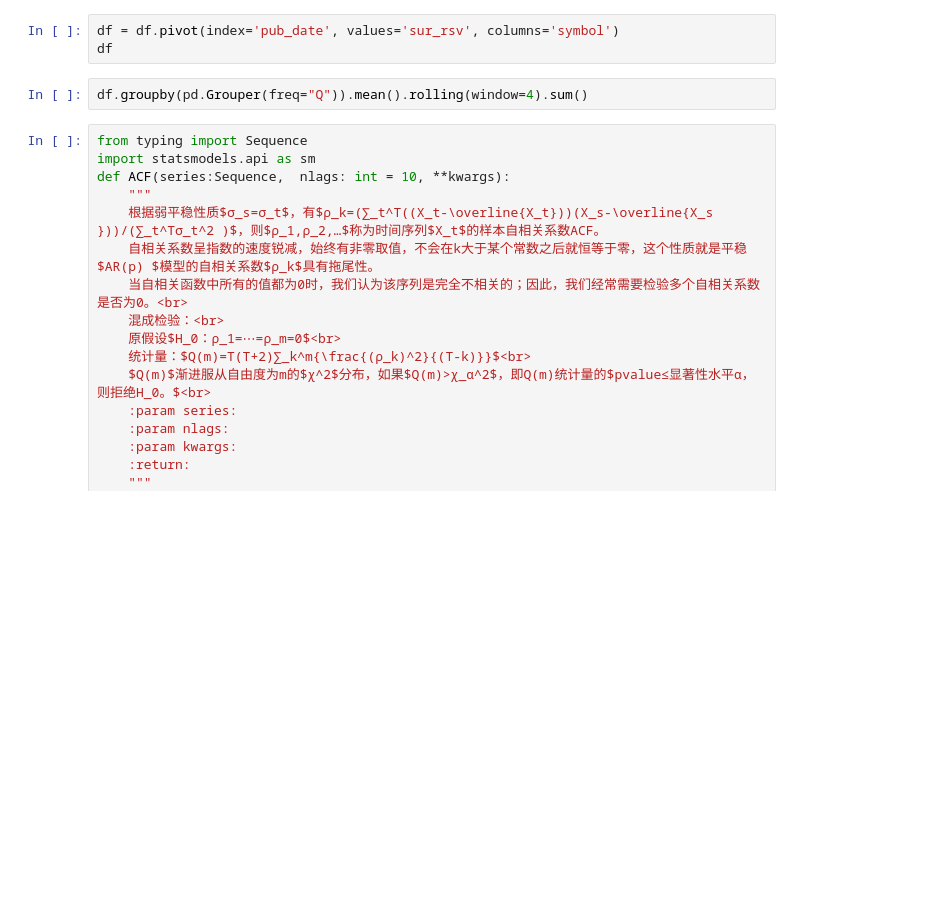
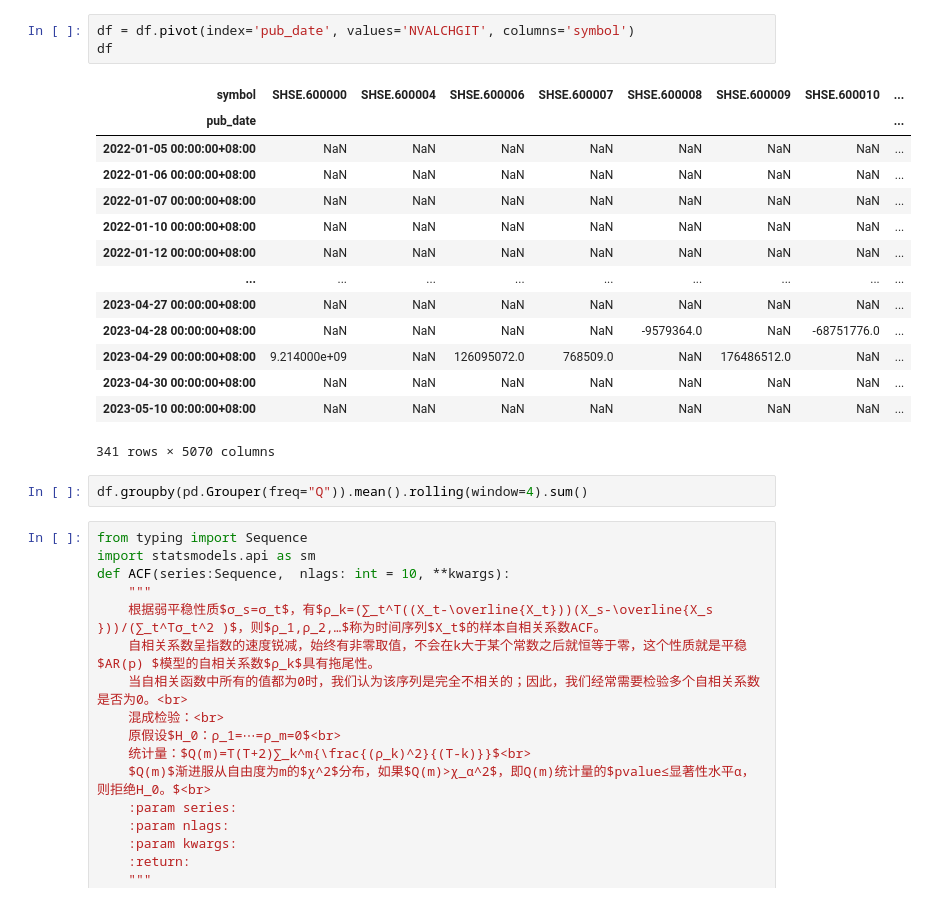
Before and after one commit to KangruiYuan/XQuant, a Jupyter notebook: ModuleTests/BaseTest.ipynb, the cells around one changed output. Saved outputs shown, nothing was run; the diff lists cells and outputs as text; blank space fills up the shorter version.

```diff
--- a/ModuleTests/BaseTest.ipynb
+++ b/ModuleTests/BaseTest.ipynb
@@ -37,6 +56,21 @@ df
 # %%
-df = df.pivot(index='pub_date', values='sur_rsv', columns='symbol')
+df = df.pivot(index='pub_date', values='NVALCHGIT', columns='symbol')
 df
+# %% [output]
+| symbol | SHSE.600000 | SHSE.600004 | SHSE.600006 | SHSE.600007 | SHSE.600008 | SHSE.600009 | SHSE.600010 | ... |
+| pub_date |  |  |  |  |  |  |  | ... |
+| 2022-01-05 00:00:00+08:00 | NaN | NaN | NaN | NaN | NaN | NaN | NaN | ... |
+| 2022-01-06 00:00:00+08:00 | NaN | NaN | NaN | NaN | NaN | NaN | NaN | ... |
+| 2022-01-07 00:00:00+08:00 | NaN | NaN | NaN | NaN | NaN | NaN | NaN | ... |
+| 2022-01-10 00:00:00+08:00 | NaN | NaN | NaN | NaN | NaN | NaN | NaN | ... |
+| 2022-01-12 00:00:00+08:00 | NaN | NaN | NaN | NaN | NaN | NaN | NaN | ... |
+| ... | ... | ... | ... | ... | ... | ... | ... | ... |
+| 2023-04-27 00:00:00+08:00 | NaN | NaN | NaN | NaN | NaN | NaN | NaN | ... |
+| 2023-04-28 00:00:00+08:00 | NaN | NaN | NaN | NaN | -9579364.0 | NaN | -68751776.0 | ... |
+| 2023-04-29 00:00:00+08:00 | 9.214000e+09 | NaN | 126095072.0 | 768509.0 | NaN | 176486512.0 | NaN | ... |
+| 2023-04-30 00:00:00+08:00 | NaN | NaN | NaN | NaN | NaN | NaN | NaN | ... |
+| 2023-05-10 00:00:00+08:00 | NaN | NaN | NaN | NaN | NaN | NaN | NaN | ... |
+341 rows × 5070 columns
 # %%
 df.groupby(pd.Grouper(freq="Q")).mean().rolling(window=4).sum()
 # %%
```
Also changed, not shown: parts of 4 cells of this notebook, 7 other files.
